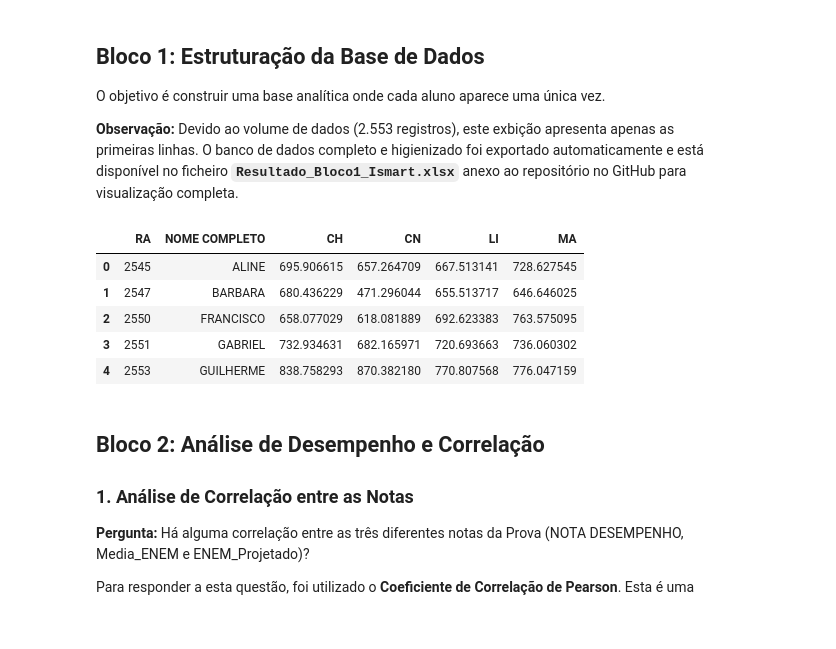
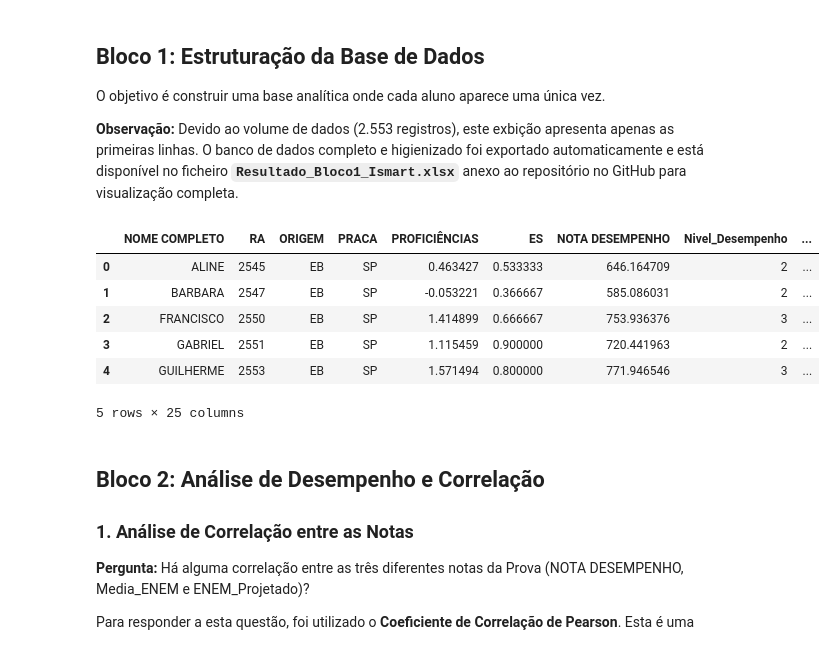
Before and after one commit to jlucasslima/case-ismart, a Jupyter notebook: case_ismart.ipynb, the cells around one changed output. Cells and saved outputs as stored; diff of their text form; code cells hidden in the pictures.

```diff
--- a/case_ismart.ipynb
+++ b/case_ismart.ipynb
@@ -34,29 +34,36 @@ O objetivo é construir uma base analítica onde cada aluno aparece uma única v
 
 **Observação:** Devido ao volume de dados (2.553 registros), este exbição apresenta apenas as primeiras linhas. O banco de dados completo e higienizado foi exportado automaticamente e está disponível no ficheiro **`Resultado_Bloco1_Ismart.xlsx`** anexo ao repositório no GitHub para visualização completa.
 # %%
-# Criando a tabela dinâmica com o pivot que mostra o ENEM Projetado para cada RA e Área
-df_bloco1 = df.pivot_table(
-    index=['RA', 'NOME COMPLETO'],
+# 1. Separamos as informações únicas de cada aluno (removendo as duplicatas de matérias)
+df_info_alunos = df.drop_duplicates(subset=['RA']).drop(columns=['ÁREA', 'ENEM_Projetado'])
+
+# 2. Criamos a tabela dinâmica (pivot) APENAS com as notas por Área
+df_notas_pivot = df.pivot_table(
+    index='RA',
     columns='ÁREA',
     values='ENEM_Projetado',
-    aggfunc='max' # Caso o aluno tenha realizado mais de uma prova, por garantia, é recolhido a melhor nota projetada para cada área
+    aggfunc='max'
 ).reset_index()
 
-# Limpando o nome das colunas
-df_bloco1.columns.name = None
+# Limpando o nome da coluna de índice que o pandas cria
+df_notas_pivot.columns.name = None
 
-# Salva todos os alunos em um arquivo Excel na pasta do projeto
-df_bloco1.to_excel("Resultado_Bloco1_Ismart.xlsx", index=False)
+# 3. Juntamos as informações dos alunos com as novas colunas de notas
+df_bloco1_completo = pd.merge(df_info_alunos, df_notas_pivot, on='RA', how='left')
 
-# Conferência visual
-df_bloco1.head()
+# 4. Exportamos para Excel com TODAS as informações
+df_bloco1_completo.to_excel("Resultado_Bloco1_Ismart_Completo.xlsx", index=False)
+
+# Visualizando as primeiras linhas para conferir se deu certo
+df_bloco1_completo.head()
 # %% [output]
-|  | RA | NOME COMPLETO | CH | CN | LI | MA |
-| 0 | 2545 | ALINE | 695.906615 | 657.264709 | 667.513141 | 728.627545 |
-| 1 | 2547 | BARBARA | 680.436229 | 471.296044 | 655.513717 | 646.646025 |
-| 2 | 2550 | FRANCISCO | 658.077029 | 618.081889 | 692.623383 | 763.575095 |
-| 3 | 2551 | GABRIEL | 732.934631 | 682.165971 | 720.693663 | 736.060302 |
-| 4 | 2553 | GUILHERME | 838.758293 | 870.382180 | 770.807568 | 776.047159 |
+|  | NOME COMPLETO | RA | ORIGEM | PRACA | PROFICIÊNCIAS | ES | NOTA DESEMPENHO | Nivel_Desempenho | ... |
+| 0 | ALINE | 2545 | EB | SP | 0.463427 | 0.533333 | 646.164709 | 2 | ... |
+| 1 | BARBARA | 2547 | EB | SP | -0.053221 | 0.366667 | 585.086031 | 2 | ... |
+| 2 | FRANCISCO | 2550 | EB | SP | 1.414899 | 0.666667 | 753.936376 | 3 | ... |
+| 3 | GABRIEL | 2551 | EB | SP | 1.115459 | 0.900000 | 720.441963 | 2 | ... |
+| 4 | GUILHERME | 2553 | EB | SP | 1.571494 | 0.800000 | 771.946546 | 3 | ... |
+5 rows × 25 columns
 # %% [markdown]
 ## Bloco 2: Análise de Desempenho e Correlação
 
```
Also changed, not shown: 2 other files.
